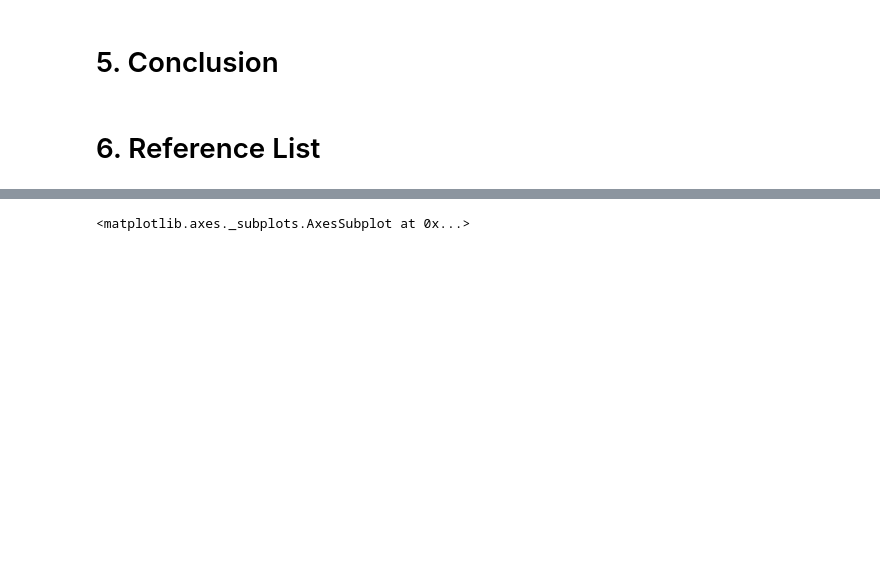
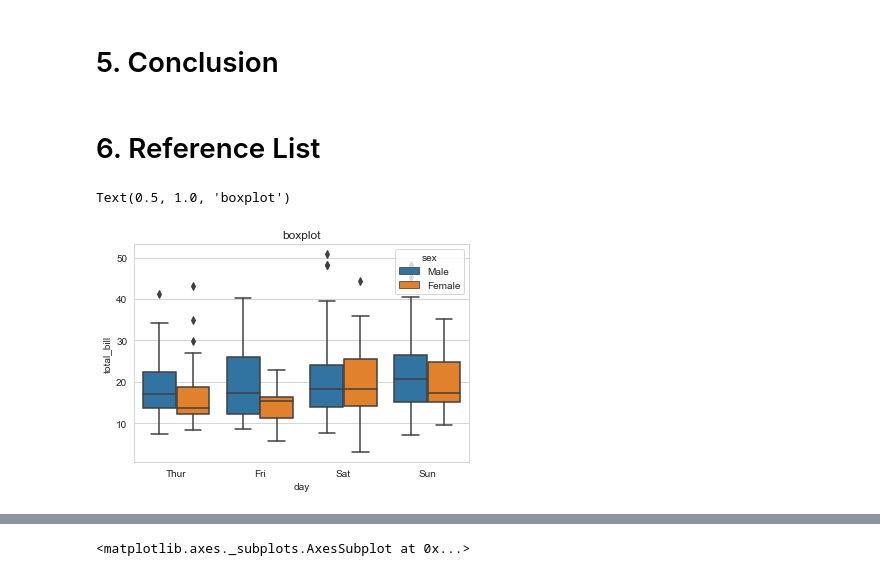
Before and after one commit to garycunningham89/fundamentalsdataanalysis, a Jupyter notebook: Fundamentals of Data Analysis.ipynb, the cells around one changed output, grey strips where cells are left out. Cells and saved outputs as stored; diff of their text form; code cells hidden in the pictures; blank space fills up the shorter version.

Commit message:
Testing Graphs

```diff
--- a/Fundamentals of Data Analysis.ipynb
+++ b/Fundamentals of Data Analysis.ipynb
@@ -131,3 +196,9 @@ import numpy as np
 import pandas as pd
 import matplotlib.pyplot as plt
 import seaborn as sns
+# %%
+boxpl = sns.boxplot("day", "total_bill", "sex", data=tips)
+boxpl.set_title("boxplot")
+# %% [output]
+Text(0.5, 1.0, 'boxplot')
+[figure, added]
```
Also changed, not shown: parts of 13 cells of this notebook, 1 other file.
